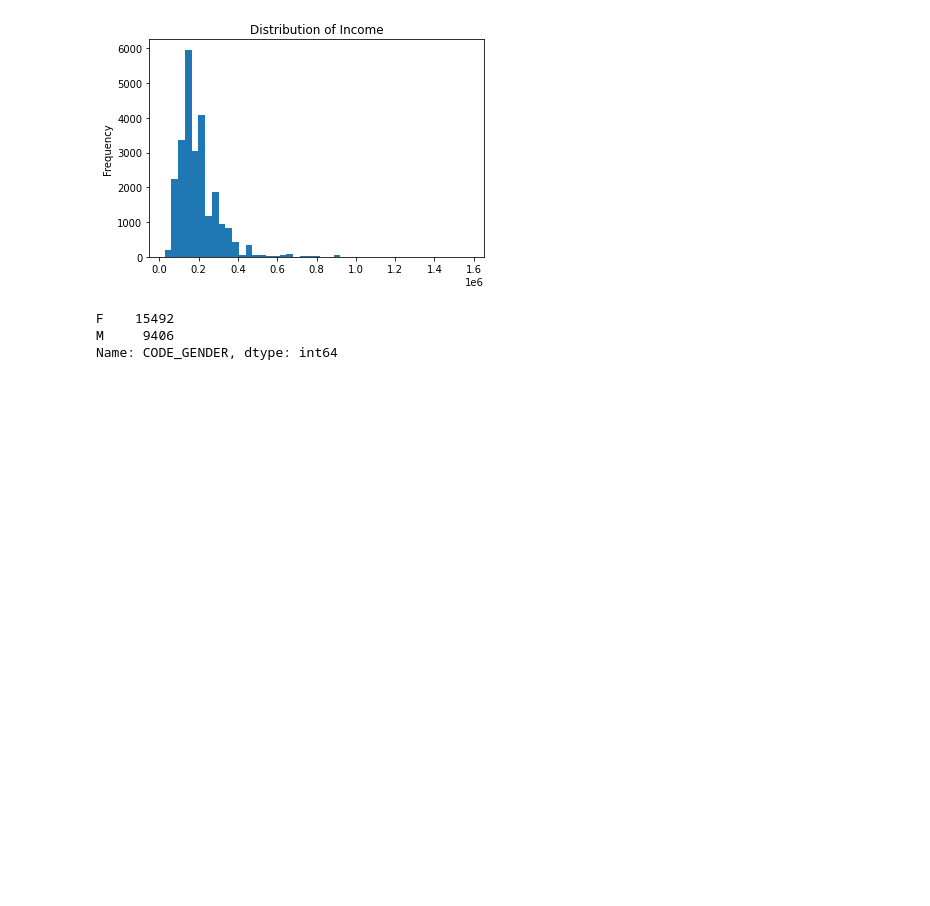
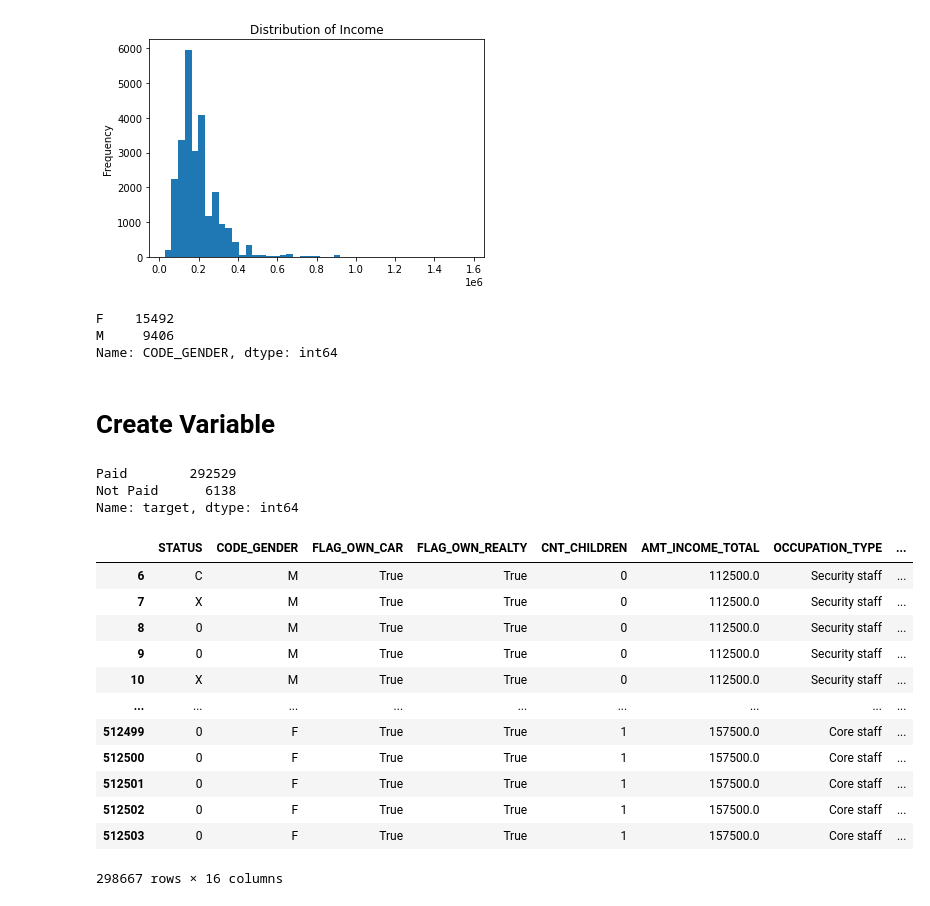
Before and after one commit to LaurenBassett/CreditCardApprovalModel, a Jupyter notebook: DataProcessor.ipynb, the cells around one changed output. Saved outputs shown, nothing was run; the diff lists cells and outputs as text; code cells hidden in the pictures; blank space fills up the shorter version.

Commit message:
Created Target

```diff
--- a/DataProcessor.ipynb
+++ b/DataProcessor.ipynb
@@ -357,7 +357,7 @@ df_clean['FLAG_OWN_REALTY'] = pd.Series(np.where(df_clean.FLAG_OWN_REALTY.values
           df_clean.index)
 #df_clean
 # %%
-df_clean.drop(columns=['DAYS_EMPLOYED', 'DAYS_BIRTH', 'FLAG_MOBIL', 'FLAG_WORK_PHONE', 'FLAG_PHONE', "FLAG_EMAIL"], inplace=True)
+df_clean.drop(columns=['DAYS_EMPLOYED', 'DAYS_BIRTH', 'FLAG_MOBIL', 'FLAG_WORK_PHONE', 'FLAG_PHONE', "FLAG_EMAIL", 'CNT_FAM_MEMBERS'], inplace=True)
 # %%
 df_clean
 # %% [output]
@@ -393,3 +393,42 @@ population_info['CODE_GENDER'].value_counts()
 F    15492
 M     9406
 Name: CODE_GENDER, dtype: int64
+# %% [markdown]
+# Create Variable
+# %%
+#Drop all instances of Status C -> Status C (No debt taken on or paid off)
+df_clean.drop(df_clean[(df_clean.STATUS == 'C') & (df_clean.STATUS_PREV == 'C')].index, inplace=True)
+# %%
+df_clean['target'] = 'Paid'
+df_clean.loc[(
+        (df_clean['STATUS_PREV'].isin(['X', '0'])) & (df_clean['STATUS'].isin(['1', '2', '3', '4', '5']))) |
+        (df_clean['STATUS_PREV'] == '1') & (df_clean['STATUS'].isin(['2', '3', '4', '5'])) |
+        (df_clean['STATUS_PREV'] == '2') & (df_clean['STATUS'].isin(['3', '4', '5'])) |
+        (df_clean['STATUS_PREV'] == '3') & (df_clean['STATUS'].isin(['4', '5'])) |
+        (df_clean['STATUS_PREV'].isin(['4', '5'])) & (df_clean['STATUS'] == '5')
+    , 'target'] = 'Not Paid'
+# %%
+df_clean[['STATUS', 'STATUS_PREV', 'target']]
+df_clean.target.value_counts()
+# %% [output]
+Paid        292529
+Not Paid      6138
+Name: target, dtype: int64
+# %%
+df_clean[df_clean['target']== 'Not Paid'].groupby("STATUS").count()
+
+df_clean.drop(columns=['ID','MONTHS_BALANCE', 'MONTHS_BALANCE_PREV'])
+# %% [output]
+|  | STATUS | CODE_GENDER | FLAG_OWN_CAR | FLAG_OWN_REALTY | CNT_CHILDREN | AMT_INCOME_TOTAL | OCCUPATION_TYPE | ... |
+| 6 | C | M | True | True | 0 | 112500.0 | Security staff | ... |
+| 7 | X | M | True | True | 0 | 112500.0 | Security staff | ... |
+| 8 | 0 | M | True | True | 0 | 112500.0 | Security staff | ... |
+| 9 | 0 | M | True | True | 0 | 112500.0 | Security staff | ... |
+| 10 | X | M | True | True | 0 | 112500.0 | Security staff | ... |
+| ... | ... | ... | ... | ... | ... | ... | ... | ... |
+| 512499 | 0 | F | True | True | 1 | 157500.0 | Core staff | ... |
+| 512500 | 0 | F | True | True | 1 | 157500.0 | Core staff | ... |
+| 512501 | 0 | F | True | True | 1 | 157500.0 | Core staff | ... |
+| 512502 | 0 | F | True | True | 1 | 157500.0 | Core staff | ... |
+| 512503 | 0 | F | True | True | 1 | 157500.0 | Core staff | ... |
+298667 rows × 16 columns
```
Also changed, not shown: parts of 1 cell of this notebook.
